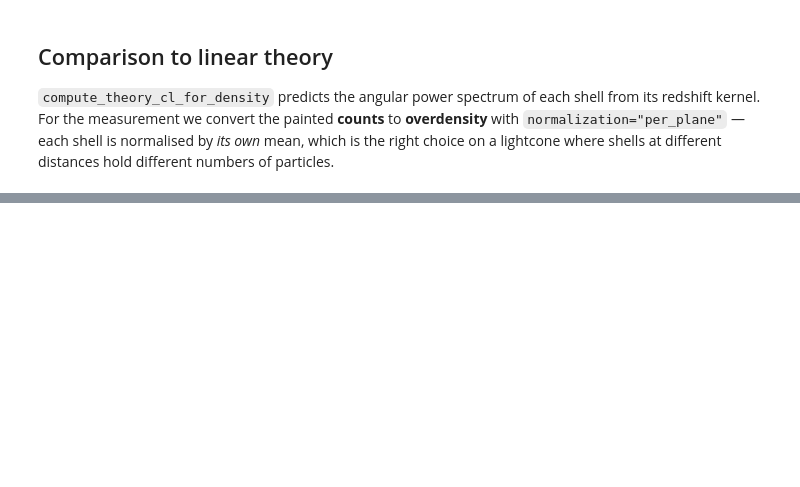
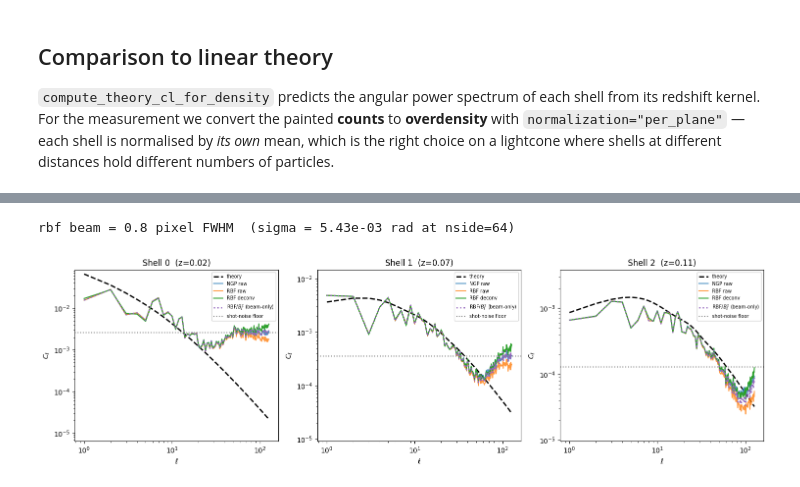
Before and after one commit to ASKabalan/jax-fli, a Jupyter notebook: docs/1-introduction-and-basics/02-LPT-Simulation.ipynb, the cells around one changed output, grey strips where cells are left out. Cells and saved outputs as stored; diff of their text form; code cells hidden in the pictures; blank space fills up the shorter version.

```diff
--- a/docs/1-introduction-and-basics/02-LPT-Simulation.ipynb
+++ b/docs/1-introduction-and-basics/02-LPT-Simulation.ipynb
@@ -183,0 +160,49 @@ turns these shells into weak-lensing maps.
+# %%
+# RBF Gaussian beam specified directly in HEALPix pixels via the new
+# kernel_width_pixels API (no nside-dependent arcmin conversion needed, nothing to
+# restore). 0.8 is a gentle *sub-pixel* beam.
+beam_pixels = 0.8
+rbf_kw = dict(kernel_width_pixels=beam_pixels, smoothing_interpretation="fwhm")
+
+# paint the SAME lightcone with the RBF scheme (Gaussian beam on top of the pixel window)
+rbf_dens, _ = jfli.lpt(
+    cosmo, initial_field, nb_shells=nb_shells, order=1,
+    painting=jfli.PaintingOptions(target="spherical", scheme="rbf_neighbor", **rbf_kw),
+)
+cl_rbf_raw = rbf_dens.to(jfli.units.OVERDENSITY, normalization="per_plane").angular_cl(
+    method="healpy", lmax=LMAX - 1,
+)
+rbf_raw = np.asarray(cl_rbf_raw.array)
+
+# full RBF deconvolution removes pixwin * beam (same pixel units) -> lands on the signal
+rbf_deconv = rbf_dens.deconvolve("rbf_neighbor", lmax=LMAX - 1, **rbf_kw)
+cl_rbf_dec = rbf_deconv.to(jfli.units.OVERDENSITY, normalization="per_plane").angular_cl(
+    method="healpy", lmax=LMAX - 1,
+)
+rbf_dec = np.asarray(cl_rbf_dec.array)
+
+# beam-only correction: strip just B_ell -> should recover the NGP-raw level. The FWHM in
+# radians is beam_pixels * pixel size (hp.nside2resol), matching the painter's convention.
+fwhm_rad = beam_pixels * float(hp.nside2resol(nside))
+Bl = np.asarray(hp.gauss_beam(fwhm_rad, lmax=LMAX - 1))
+rbf_beam_only = rbf_raw / np.clip(Bl[None, :], 1e-3, None) ** 2
+print(f"rbf beam = {beam_pixels} pixel FWHM  (sigma = {fwhm_rad / 2.355:.2e} rad at nside={nside})")
+# %% [output]
+rbf beam = 0.8 pixel FWHM  (sigma = 5.43e-03 rad at nside=64)
+# %%
+fig, axes = plt.subplots(1, nb_shells, figsize=(5 * nb_shells, 4.5))
+for i in range(nb_shells):
+    ax = axes[i]
+    ax.loglog(L, th[i, 1:], "k--", lw=2, label="theory", zorder=1)
+    ax.loglog(L, raw[i, 1:], color="C0", alpha=0.8, label="NGP raw")
+    ax.loglog(L, rbf_raw[i, 1:], color="C1", alpha=0.8, label="RBF raw")
+    ax.loglog(L, rbf_dec[i, 1:], color="C2", lw=1.5, label="RBF deconv")
+    ax.loglog(L, rbf_beam_only[i, 1:], ":", color="C4", lw=2, label=r"RBF$/B_\ell^2$ (beam-only)")
+    ax.axhline(N_shot[i], color="grey", ls=":", label="shot-noise floor")
+    ax.set_title(f"Shell {i}  (z={z_shells[i]:.2f})")
+    ax.set_xlabel(r"$\ell$"); ax.set_ylabel(r"$C_\ell$")
+    ax.set_ylim(th[i, 1:].min() * 0.3, rbf_dec[i, 1:].max() * 3)
+    ax.legend(fontsize="x-small")
+plt.tight_layout(); plt.show()
+# %% [output]
+[figure, added]
```
Also changed, not shown: parts of 13 cells of this notebook, 17 other files.
